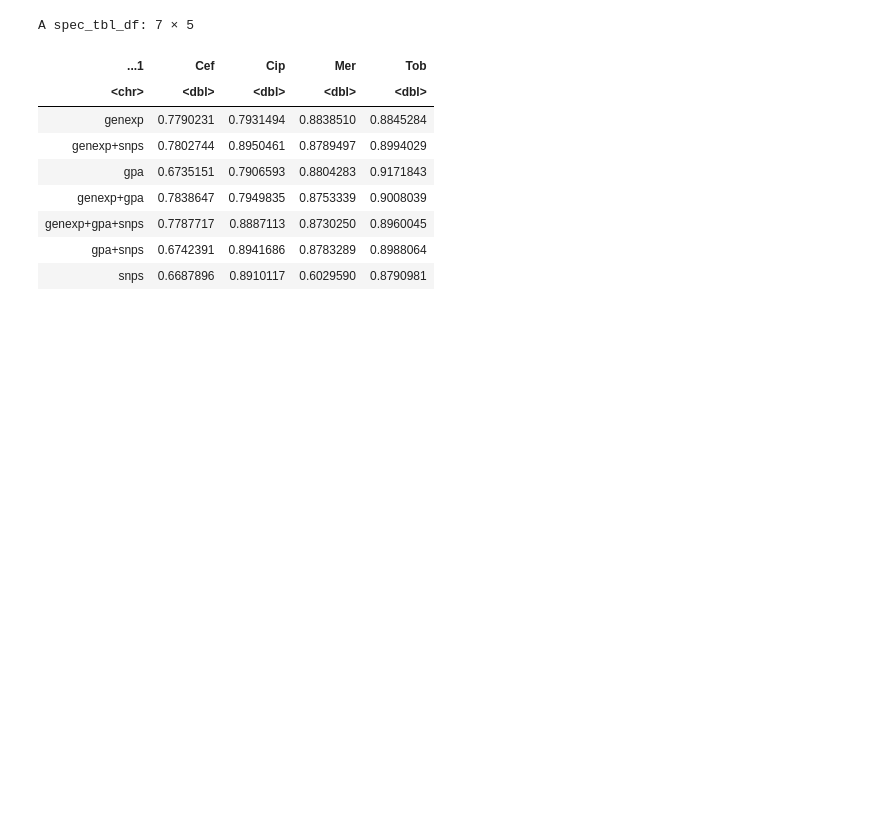
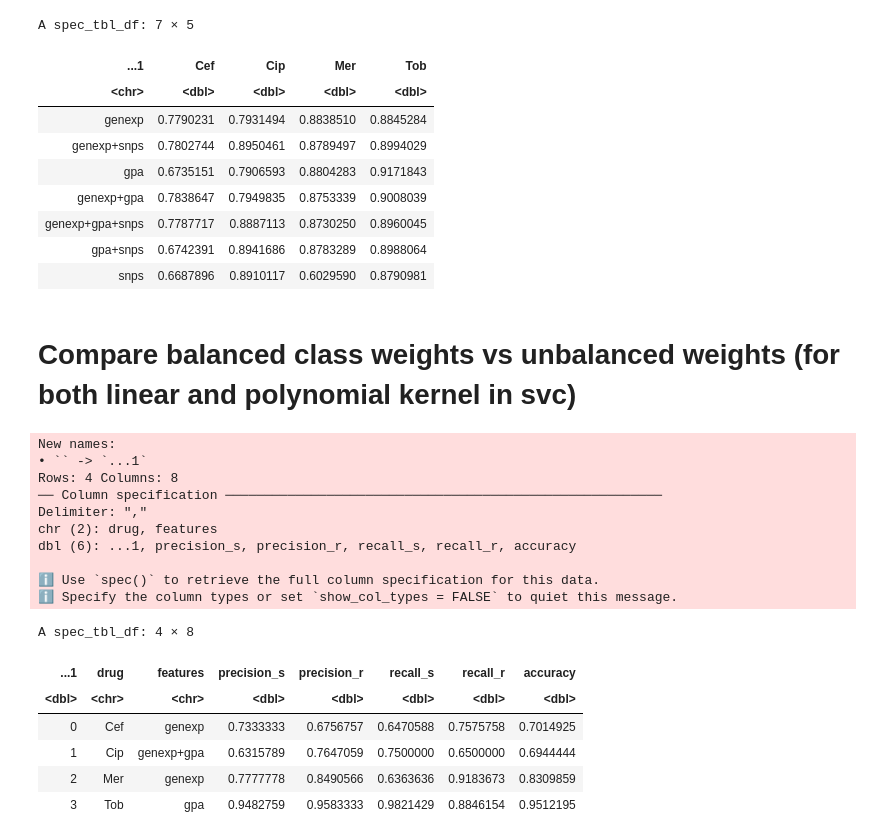
Before and after one commit to riccardo03-maker/Multiomic_integration_antimicrobial_resistance, a Jupyter notebook: r_trials.ipynb, the cells around one changed output. Drawn from its saved outputs; the diff is of its cells as text; code cells hidden in the pictures; blank space fills up the shorter version.

```diff
--- a/r_trials.ipynb
+++ b/r_trials.ipynb
@@ -743,3 +722,29 @@ A spec_tbl_df: 7 × 5
 | genexp+gpa+snps | 0.7787717 | 0.8887113 | 0.8730250 | 0.8960045 |
 | gpa+snps | 0.6742391 | 0.8941686 | 0.8783289 | 0.8988064 |
 | snps | 0.6687896 | 0.8910117 | 0.6029590 | 0.8790981 |
+# %% [markdown]
+# Compare balanced class weights vs unbalanced weights (for both linear and polynomial kernel in svc)
+# %%
+library(tidyverse)
+svc_linear_scores <- read_csv(
+    'pipelines/results/ml_algorithms/svc_linear/svc_linear_test_scores.csv'
+)
+svc_linear_scores
+# %% [output]
+New names:
+• `` -> `...1`
+Rows: 4 Columns: 8
+── Column specification ────────────────────────────────────────────────────────
+Delimiter: ","
+chr (2): drug, features
+dbl (6): ...1, precision_s, precision_r, recall_s, recall_r, accuracy
+
+ℹ Use `spec()` to retrieve the full column specification for this data.
+ℹ Specify the column types or set `show_col_types = FALSE` to quiet this message.
+A spec_tbl_df: 4 × 8
+| ...1 | drug | features | precision_s | precision_r | recall_s | recall_r | accuracy |
+| <dbl> | <chr> | <chr> | <dbl> | <dbl> | <dbl> | <dbl> | <dbl> |
+| 0 | Cef | genexp | 0.7333333 | 0.6756757 | 0.6470588 | 0.7575758 | 0.7014925 |
+| 1 | Cip | genexp+gpa | 0.6315789 | 0.7647059 | 0.7500000 | 0.6500000 | 0.6944444 |
+| 2 | Mer | genexp | 0.7777778 | 0.8490566 | 0.6363636 | 0.9183673 | 0.8309859 |
+| 3 | Tob | gpa | 0.9482759 | 0.9583333 | 0.9821429 | 0.8846154 | 0.9512195 |
```
Also changed, not shown: parts of 9 cells of this notebook, 15 other files.
